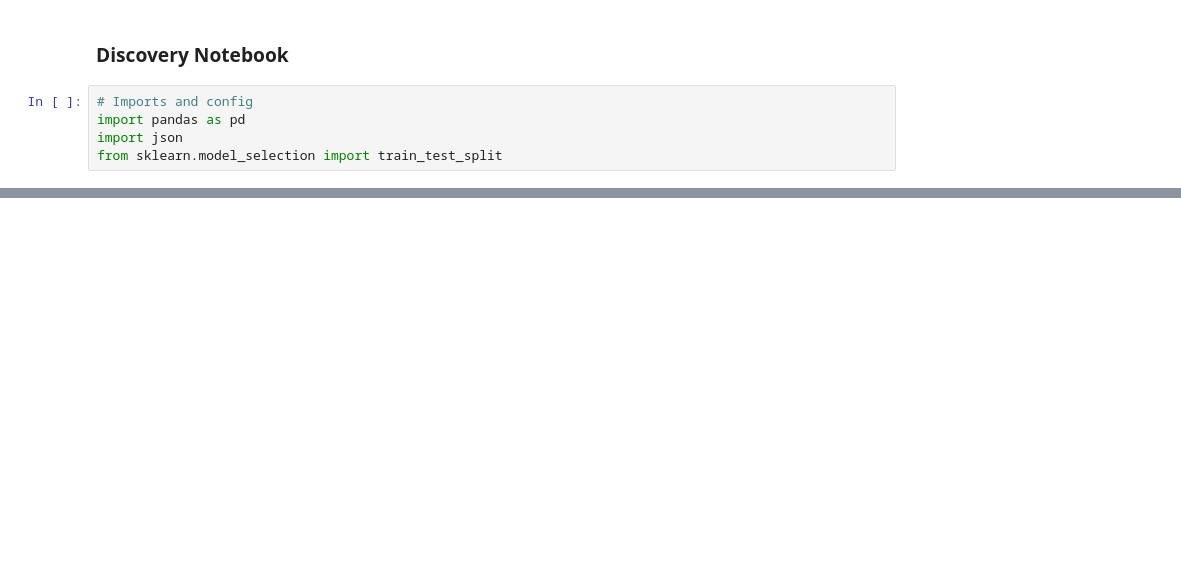
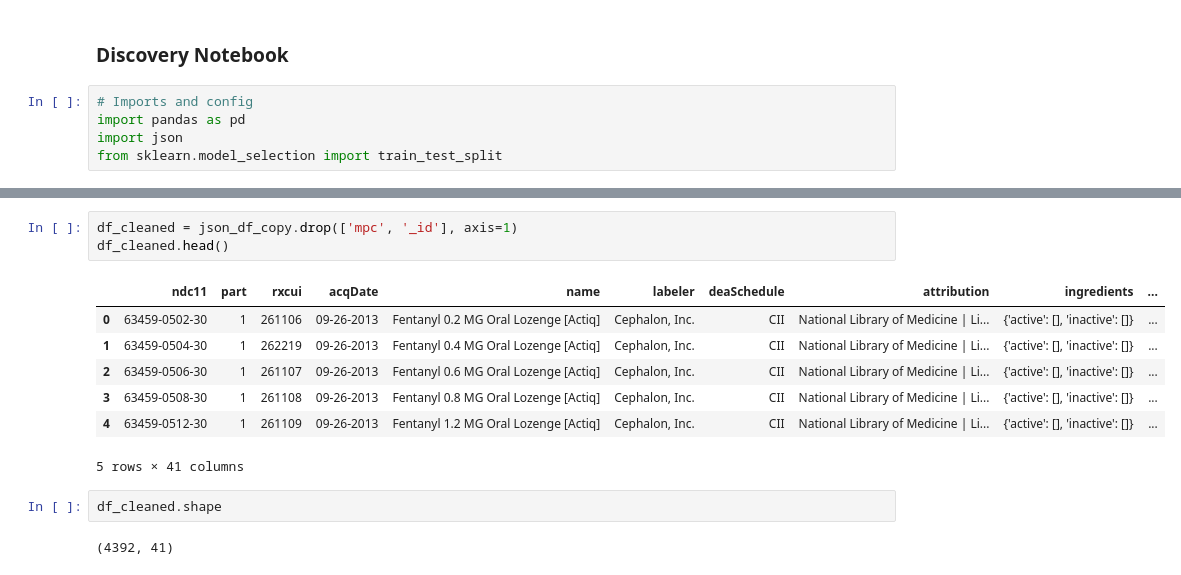
Before and after one commit to d3rp3tt3/cv_project, a Jupyter notebook: explore.ipynb, the cells around one changed output, grey strips where cells are left out. Saved outputs shown, nothing was run; the diff lists cells and outputs as text; blank space fills up the shorter version.

```diff
--- a/explore.ipynb
+++ b/explore.ipynb
@@ -60,3 +60,18 @@ df_copy.head()
 | 3 | {'$oid': '5a32f687eb4525ea9e82bee6'} | 63459-0508-30 | 1 | 261108 | 09-26-2013 | Fentanyl 0.8 MG Oral Lozenge [Actiq] | Cephalon, Inc. | CII | National Library of Medicine | Li... | {'shape': 'BULLET', 'size': 19, '... | ... |
 | 4 | {'$oid': '5a32f687eb4525ea9e82bee7'} | 63459-0512-30 | 1 | 261109 | 09-26-2013 | Fentanyl 1.2 MG Oral Lozenge [Actiq] | Cephalon, Inc. | CII | National Library of Medicine | Li... | {'shape': 'BULLET', 'size': 19, '... | ... |
 5 rows × 43 columns
+# %%
+df_cleaned = json_df_copy.drop(['mpc', '_id'], axis=1)
+df_cleaned.head()
+# %% [output]
+|  | ndc11 | part | rxcui | acqDate | name | labeler | deaSchedule | attribution | ingredients | ... |
+| 0 | 63459-0502-30 | 1 | 261106 | 09-26-2013 | Fentanyl 0.2 MG Oral Lozenge [Actiq] | Cephalon, Inc. | CII | National Library of Medicine | Li... | {'active': [], 'inactive': []} | ... |
+| 1 | 63459-0504-30 | 1 | 262219 | 09-26-2013 | Fentanyl 0.4 MG Oral Lozenge [Actiq] | Cephalon, Inc. | CII | National Library of Medicine | Li... | {'active': [], 'inactive': []} | ... |
+| 2 | 63459-0506-30 | 1 | 261107 | 09-26-2013 | Fentanyl 0.6 MG Oral Lozenge [Actiq] | Cephalon, Inc. | CII | National Library of Medicine | Li... | {'active': [], 'inactive': []} | ... |
+| 3 | 63459-0508-30 | 1 | 261108 | 09-26-2013 | Fentanyl 0.8 MG Oral Lozenge [Actiq] | Cephalon, Inc. | CII | National Library of Medicine | Li... | {'active': [], 'inactive': []} | ... |
+| 4 | 63459-0512-30 | 1 | 261109 | 09-26-2013 | Fentanyl 1.2 MG Oral Lozenge [Actiq] | Cephalon, Inc. | CII | National Library of Medicine | Li... | {'active': [], 'inactive': []} | ... |
+5 rows × 41 columns
+# %%
+df_cleaned.shape
+# %% [output]
+(4392, 41)
```
Also changed, not shown: parts of 10 cells of this notebook.
